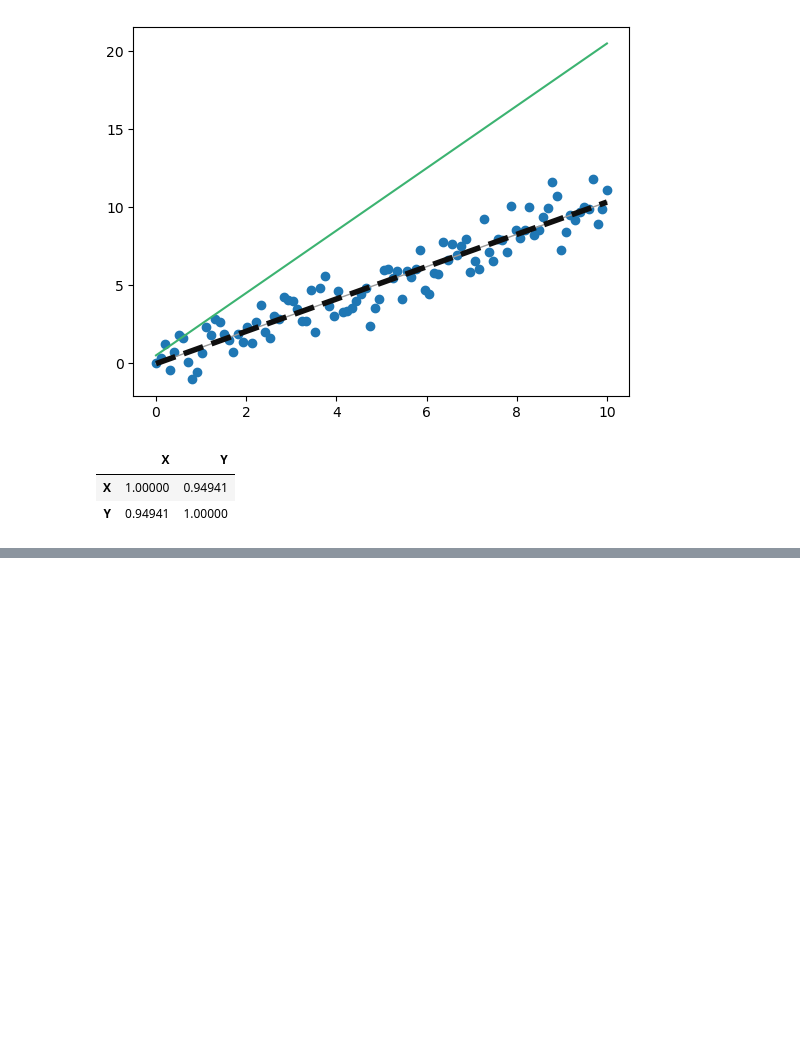
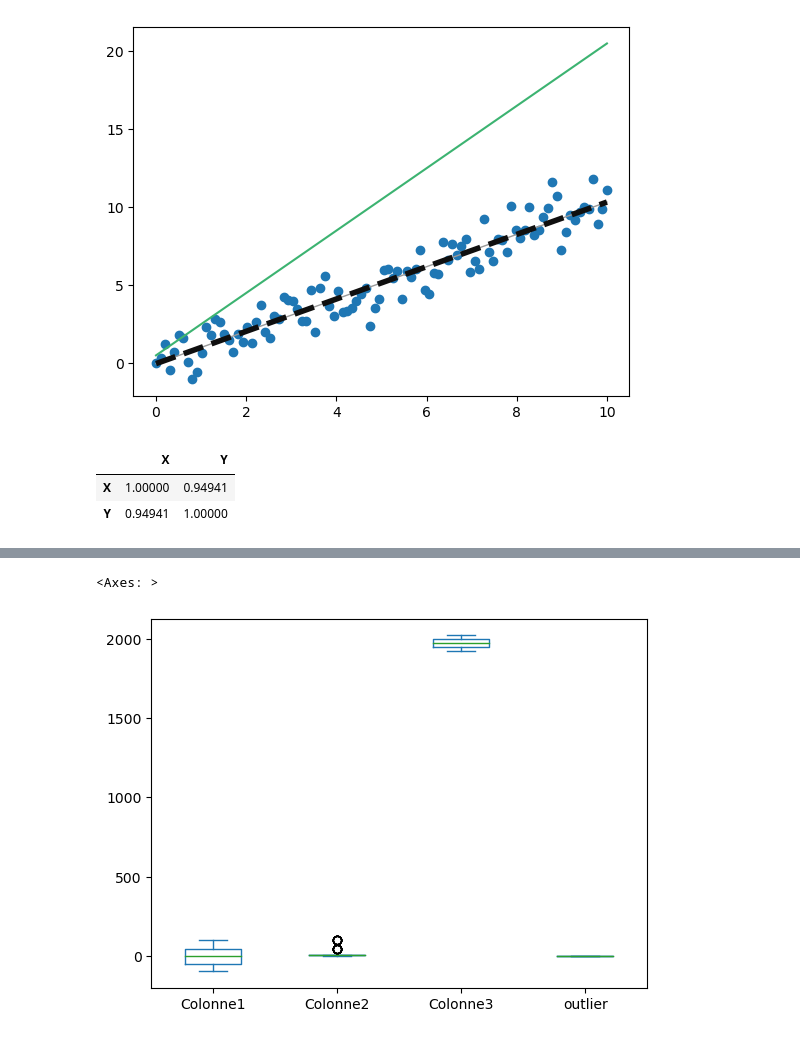
Before and after one commit to bigmoletos/WildCodeSchool_formation_IA_nov2023, a Jupyter notebook: live_coding/notebook_equation_stat.ipynb, the cells around one changed output, grey strips where cells are left out. Saved outputs shown, nothing was run; the diff lists cells and outputs as text; code cells hidden in the pictures; blank space fills up the shorter version.

```diff
--- a/live_coding/notebook_equation_stat.ipynb
+++ b/live_coding/notebook_equation_stat.ipynb
@@ -230,0 +743,5 @@ df.corr()
+# %%
+df.plot(kind="box")
+# %% [output]
+<Axes: >
+[figure, added]
```
Also changed, not shown: parts of 53 cells of this notebook, 17 other files.
